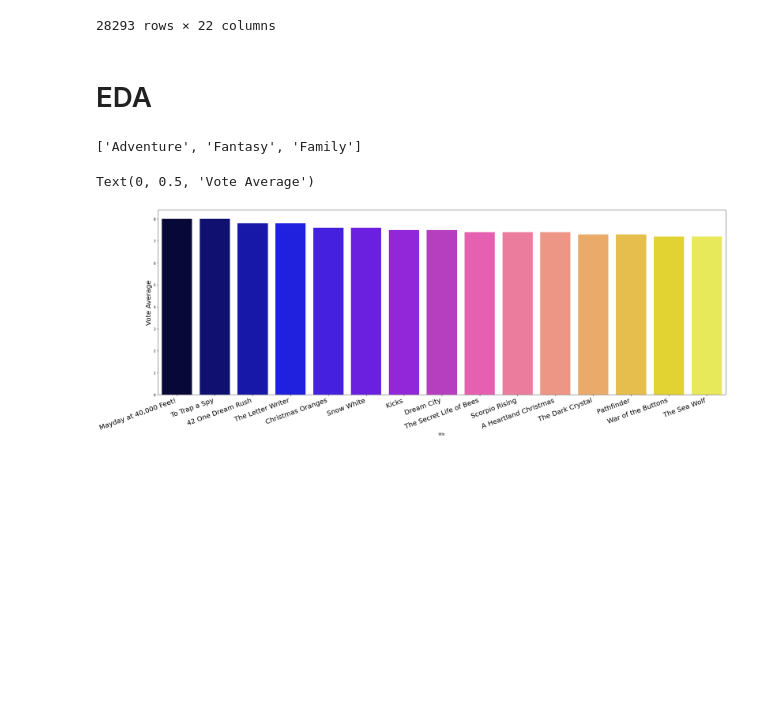
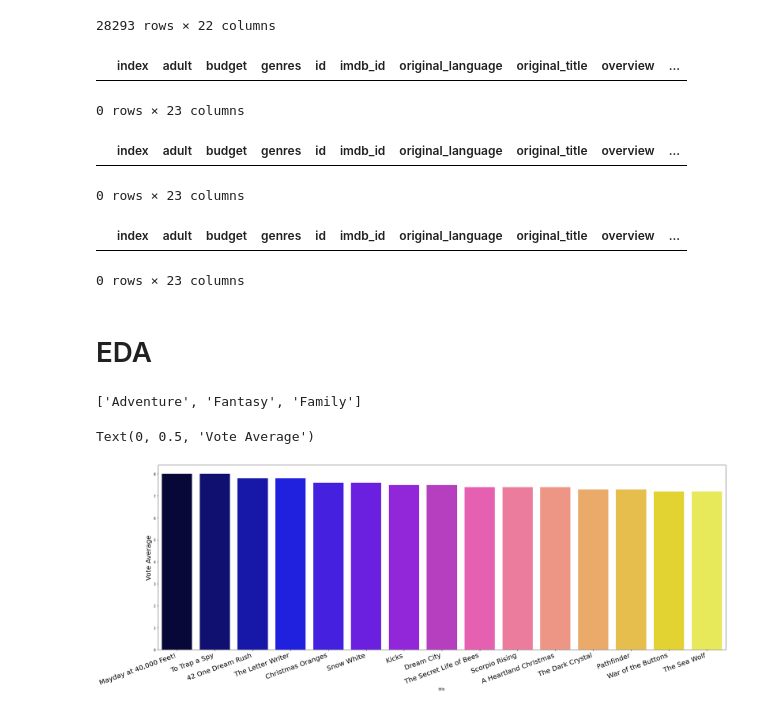
Before and after one commit to salenewOrld/netflix-movies-suggestion, a Jupyter notebook: Final/main.ipynb, the cells around one changed output. Cells and saved outputs as stored; diff of their text form; code cells hidden in the pictures; blank space fills up the shorter version.

```diff
--- a/Final/main.ipynb
+++ b/Final/main.ipynb
@@ -418,6 +377,21 @@ df.reset_index()
 | 28291 | 45458 | Non-Adult | 0 | Horror | 289923 | tt0252966 | en | The Burkittsville 7 | A film archivist revisits the sto... | ... |
 | 28292 | 45459 | Non-Adult | 0 | Science Fiction | 222848 | tt0112613 | en | Caged Heat 3000 | It's the year 3000 AD. The world'... | ... |
 28293 rows × 22 columns
+# %%
+df.loc[df['runtime'] ==  0.000000]
+# %% [output]
+|  | index | adult | budget | genres | id | imdb_id | original_language | original_title | overview | ... |
+0 rows × 23 columns
+# %%
+df.loc[df['vote_average'] == 0]
+# %% [output]
+|  | index | adult | budget | genres | id | imdb_id | original_language | original_title | overview | ... |
+0 rows × 23 columns
+# %%
+df.loc[df['vote_count'] == 0]
+# %% [output]
+|  | index | adult | budget | genres | id | imdb_id | original_language | original_title | overview | ... |
+0 rows × 23 columns
 # %%
 df_eda = df.copy()
 # %%
```
Also changed, not shown: parts of 11 cells of this notebook.
